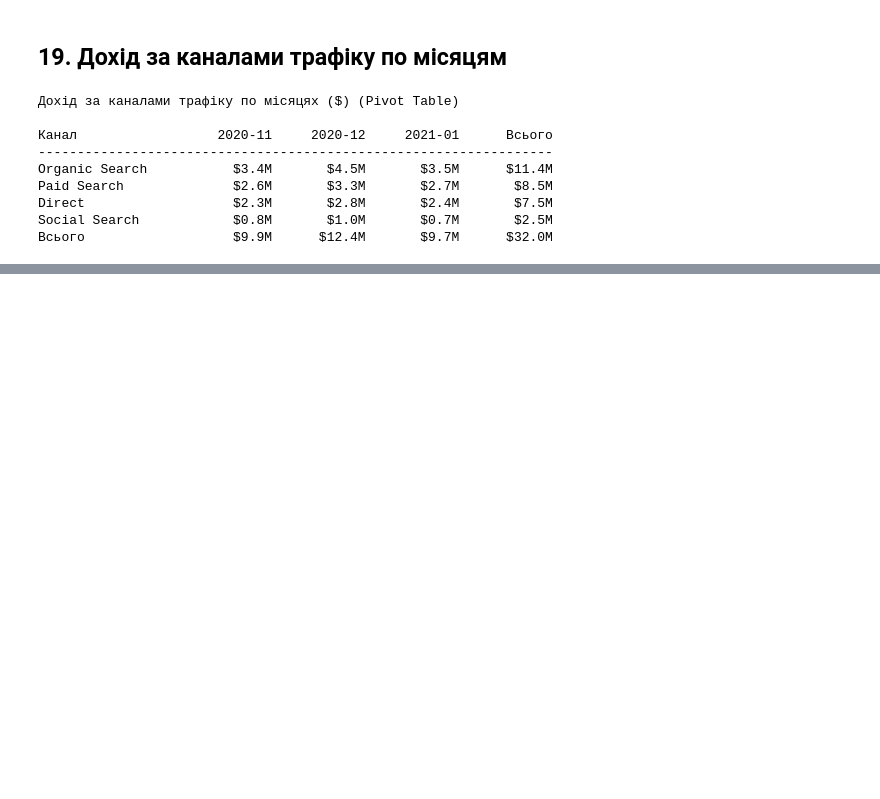
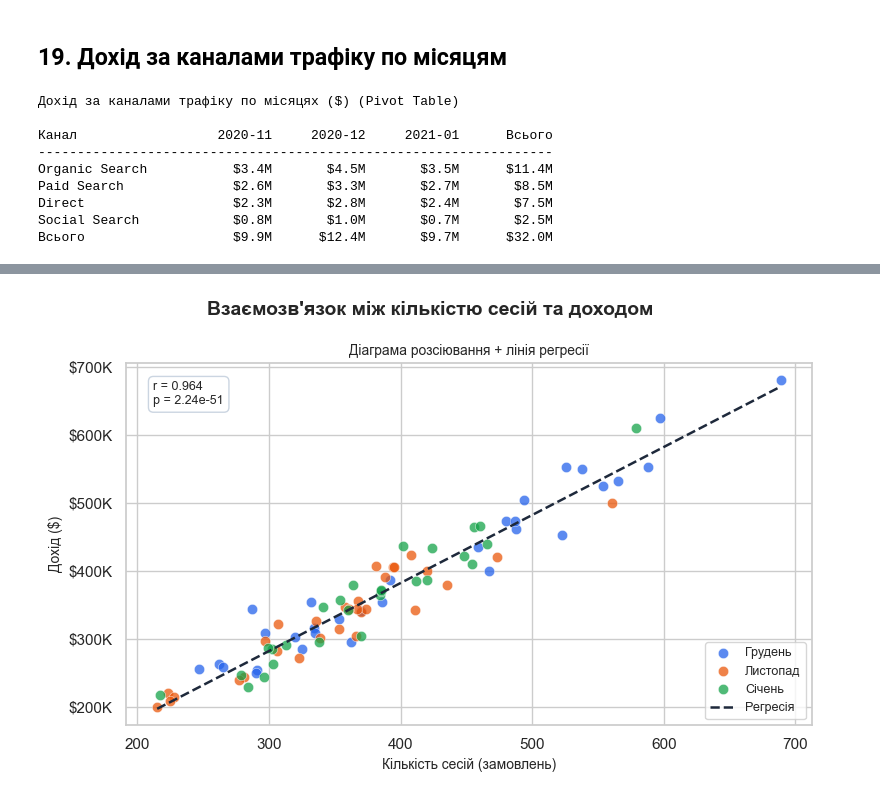
Before and after one commit to VladNkov/online_store_sales_analysis, a Jupyter notebook: online_store_sales_analysis.ipynb, the cells around one changed output, grey strips where cells are left out. Drawn from its saved outputs; the diff is of its cells as text; code cells hidden in the pictures; blank space fills up the shorter version.

Commit message:
add correlation calculations and visualizations

```diff
--- a/online_store_sales_analysis.ipynb
+++ b/online_store_sales_analysis.ipynb
@@ -1930,0 +1969,29 @@ Social Search            $0.8M       $1.0M       $0.7M       $2.5M
+# %%
+daily['month_label'] = daily['date'].dt.month.map({11: 'Листопад', 12: 'Грудень', 1: 'Січень'})
+month_colors = {'Листопад': '#EA580C', 'Грудень': '#2563EB', 'Січень': '#16A34A'}
+
+fig, ax = plt.subplots(figsize=(8, 5))
+fig.suptitle("Взаємозв'язок між кількістю сесій та доходом", fontsize=14, fontweight='bold')
+
+for month, grp in daily.groupby('month_label'):
+        ax.scatter(grp['orders'], grp['revenue'], color=month_colors[month],
+                label=month, alpha=0.75, s=55, edgecolors='white', linewidth=0.4)
+
+x_line = np.linspace(daily['orders'].min(), daily['orders'].max(), 200)
+y_line = slope * x_line + intercept
+ax.plot(x_line, y_line, color='#1e293b', linewidth=1.8, linestyle='--', label='Регресія')
+
+ax.set_xlabel('Кількість сесій (замовлень)', fontsize=10)
+ax.set_ylabel('Дохід ($)', fontsize=10)
+ax.set_title('Діаграма розсіювання + лінія регресії', fontsize=10)
+ax.yaxis.set_major_formatter(mticker.FuncFormatter(lambda v, _: f'${v/1e3:.0f}K'))
+ax.legend(fontsize=9)
+ax.text(0.04, 0.95, f'r = {r:.3f}\np = {p_value:.2e}',
+        transform=ax.transAxes, fontsize=9, va='top',
+        bbox=dict(boxstyle='round,pad=0.4', facecolor='white', edgecolor='#cbd5e1'))
+
+plt.tight_layout()
+plt.savefig('images/correlation_sessions_revenue.png', bbox_inches='tight', dpi=150)
+plt.show()
+# %% [output]
+[figure, added]
```
Also changed, not shown: parts of 21 cells of this notebook, 6 other files.
